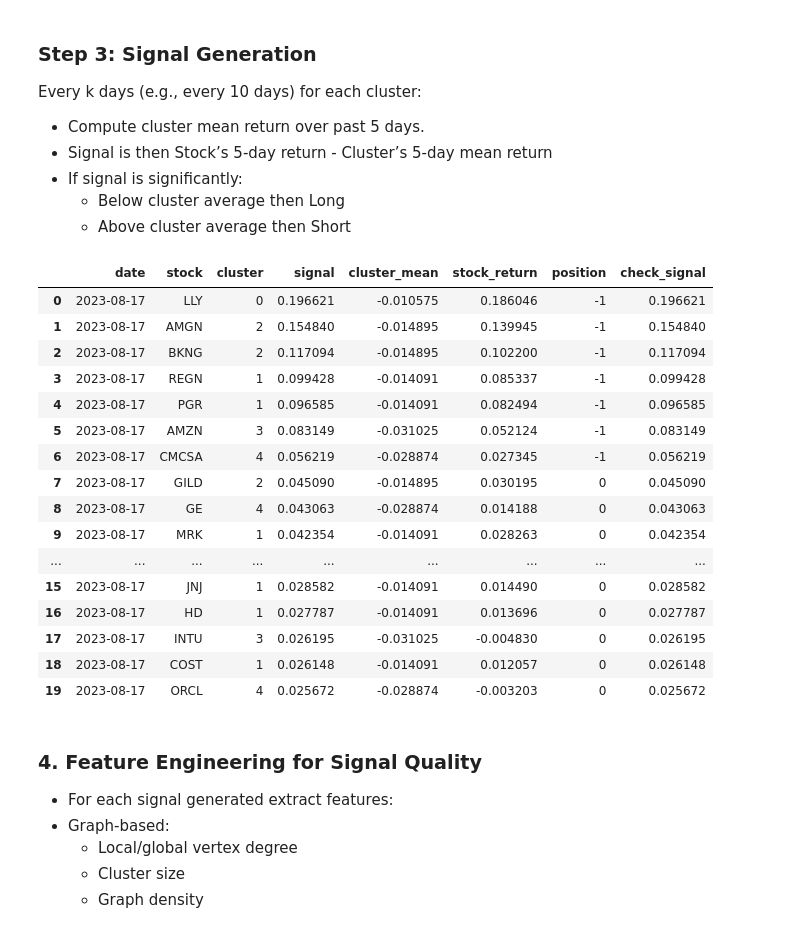
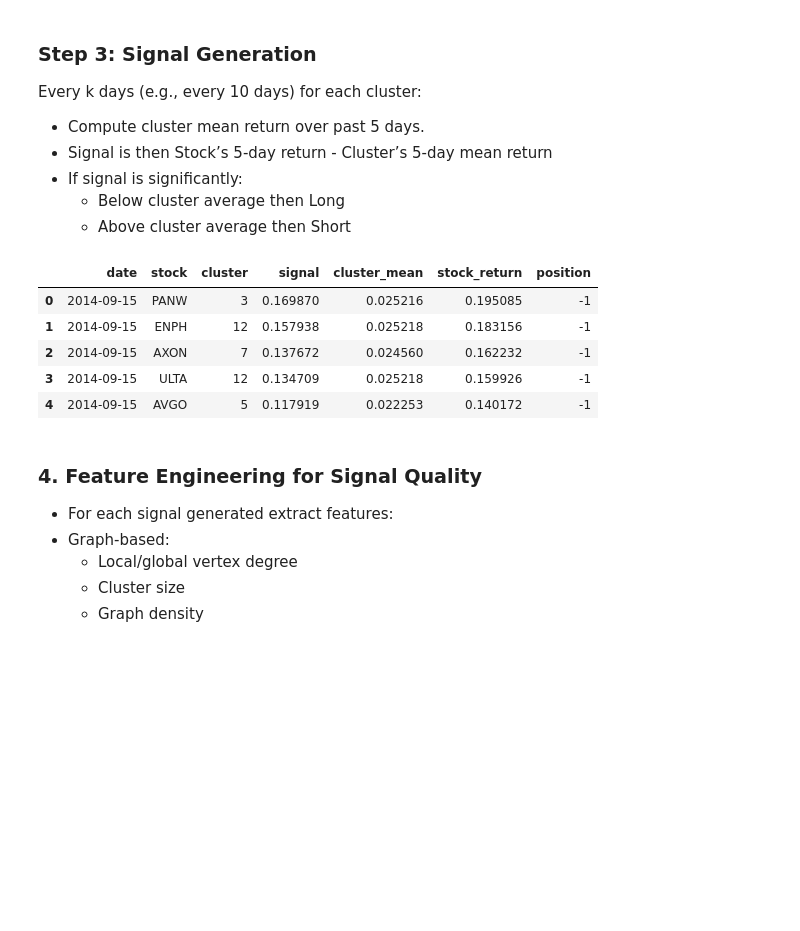
Before and after one commit to AndrewJSut/summer-of-finance, a Jupyter notebook: notebooks/StatArbGraphs.ipynb, the cells around one changed output. Saved outputs shown, nothing was run; the diff lists cells and outputs as text; code cells hidden in the pictures; blank space fills up the shorter version.

```diff
--- a/notebooks/StatArbGraphs.ipynb
+++ b/notebooks/StatArbGraphs.ipynb
@@ -166,7 +173,7 @@ residuals = compute_residuals(excess_returns, factors)
 ### Step 2: Graph Based Clustering
 # %%
 # Use a dictionary, but could later convert to tensor if needed
-def rolling_signed_corr(residuals: pd.DataFrame, window: int = 30) -> dict:
+def rolling_signed_corr(residuals: pd.DataFrame, window: int = 60) -> dict:
     """
     Compute rolling signed correlation matrices from residual returns.
 
@@ -190,6 +197,13 @@ rolling_corrs = rolling_signed_corr(residuals, window=30)
 # %pip install git+https://github.com/alan-turing-institute/SigNet.git
 from signet.cluster import Cluster
 from scipy.sparse import csc_matrix
+
+def estimate_k_variance(corr_matrix, threshold=0.90):
+    eigenvalues = np.linalg.eigvalsh(corr_matrix.fillna(0).values)
+    eigenvalues = np.flip(np.sort(eigenvalues))  # descending order
+    cumulative_variance = np.cumsum(eigenvalues) / np.sum(eigenvalues)
+    k = np.searchsorted(cumulative_variance, threshold) + 1
+    return k
 
 def run_sponge_sym(corr_matrix: pd.DataFrame, k: int = 6) -> dict:
     """
@@ -219,11 +233,15 @@ def run_sponge_sym(corr_matrix: pd.DataFrame, k: int = 6) -> dict:
 
     return dict(zip(corr_matrix.index, labels))
 
+import warnings
+warnings.filterwarnings("ignore", category=UserWarning, module="signet.cluster")
+
 sponge_cluster_results = {}
 
 for date, corr_matrix in rolling_corrs.items():
     try:
-        clusters = run_sponge_sym(corr_matrix, k=6)
+        k_est = estimate_k_variance(corr_matrix, threshold=0.90)
+        clusters = run_sponge_sym(corr_matrix, k=k_est)
         sponge_cluster_results[date] = clusters
     except Exception as e:
         print(f"SPONGE clustering failed on {date}: {e}")
@@ -420,25 +319,14 @@ signals_df["position"] = 0
 signals_df.loc[signals_df["signal"] <= lower, "position"] = 1    # Long
 signals_df.loc[signals_df["signal"] >= upper, "position"] = -1   # Short
 # %%
-signals_df.head(20)
+signals_df.head(5)
 # %% [output]
-|  | date | stock | cluster | signal | cluster_mean | stock_return | position | check_signal |
-| 0 | 2023-08-17 | LLY | 0 | 0.196621 | -0.010575 | 0.186046 | -1 | 0.196621 |
-| 1 | 2023-08-17 | AMGN | 2 | 0.154840 | -0.014895 | 0.139945 | -1 | 0.154840 |
-| 2 | 2023-08-17 | BKNG | 2 | 0.117094 | -0.014895 | 0.102200 | -1 | 0.117094 |
-| 3 | 2023-08-17 | REGN | 1 | 0.099428 | -0.014091 | 0.085337 | -1 | 0.099428 |
-| 4 | 2023-08-17 | PGR | 1 | 0.096585 | -0.014091 | 0.082494 | -1 | 0.096585 |
-| 5 | 2023-08-17 | AMZN | 3 | 0.083149 | -0.031025 | 0.052124 | -1 | 0.083149 |
-| 6 | 2023-08-17 | CMCSA | 4 | 0.056219 | -0.028874 | 0.027345 | -1 | 0.056219 |
-| 7 | 2023-08-17 | GILD | 2 | 0.045090 | -0.014895 | 0.030195 | 0 | 0.045090 |
-| 8 | 2023-08-17 | GE | 4 | 0.043063 | -0.028874 | 0.014188 | 0 | 0.043063 |
-| 9 | 2023-08-17 | MRK | 1 | 0.042354 | -0.014091 | 0.028263 | 0 | 0.042354 |
-| ... | ... | ... | ... | ... | ... | ... | ... | ... |
-| 15 | 2023-08-17 | JNJ | 1 | 0.028582 | -0.014091 | 0.014490 | 0 | 0.028582 |
-| 16 | 2023-08-17 | HD | 1 | 0.027787 | -0.014091 | 0.013696 | 0 | 0.027787 |
-| 17 | 2023-08-17 | INTU | 3 | 0.026195 | -0.031025 | -0.004830 | 0 | 0.026195 |
-| 18 | 2023-08-17 | COST | 1 | 0.026148 | -0.014091 | 0.012057 | 0 | 0.026148 |
-| 19 | 2023-08-17 | ORCL | 4 | 0.025672 | -0.028874 | -0.003203 | 0 | 0.025672 |
+|  | date | stock | cluster | signal | cluster_mean | stock_return | position |
+| 0 | 2014-09-15 | PANW | 3 | 0.169870 | 0.025216 | 0.195085 | -1 |
+| 1 | 2014-09-15 | ENPH | 12 | 0.157938 | 0.025218 | 0.183156 | -1 |
+| 2 | 2014-09-15 | AXON | 7 | 0.137672 | 0.024560 | 0.162232 | -1 |
+| 3 | 2014-09-15 | ULTA | 12 | 0.134709 | 0.025218 | 0.159926 | -1 |
+| 4 | 2014-09-15 | AVGO | 5 | 0.117919 | 0.022253 | 0.140172 | -1 |
 # %% [markdown]
 ### 4. Feature Engineering for Signal Quality
 - For each signal generated extract features:
```
Also changed, not shown: parts of 14 cells of this notebook.
